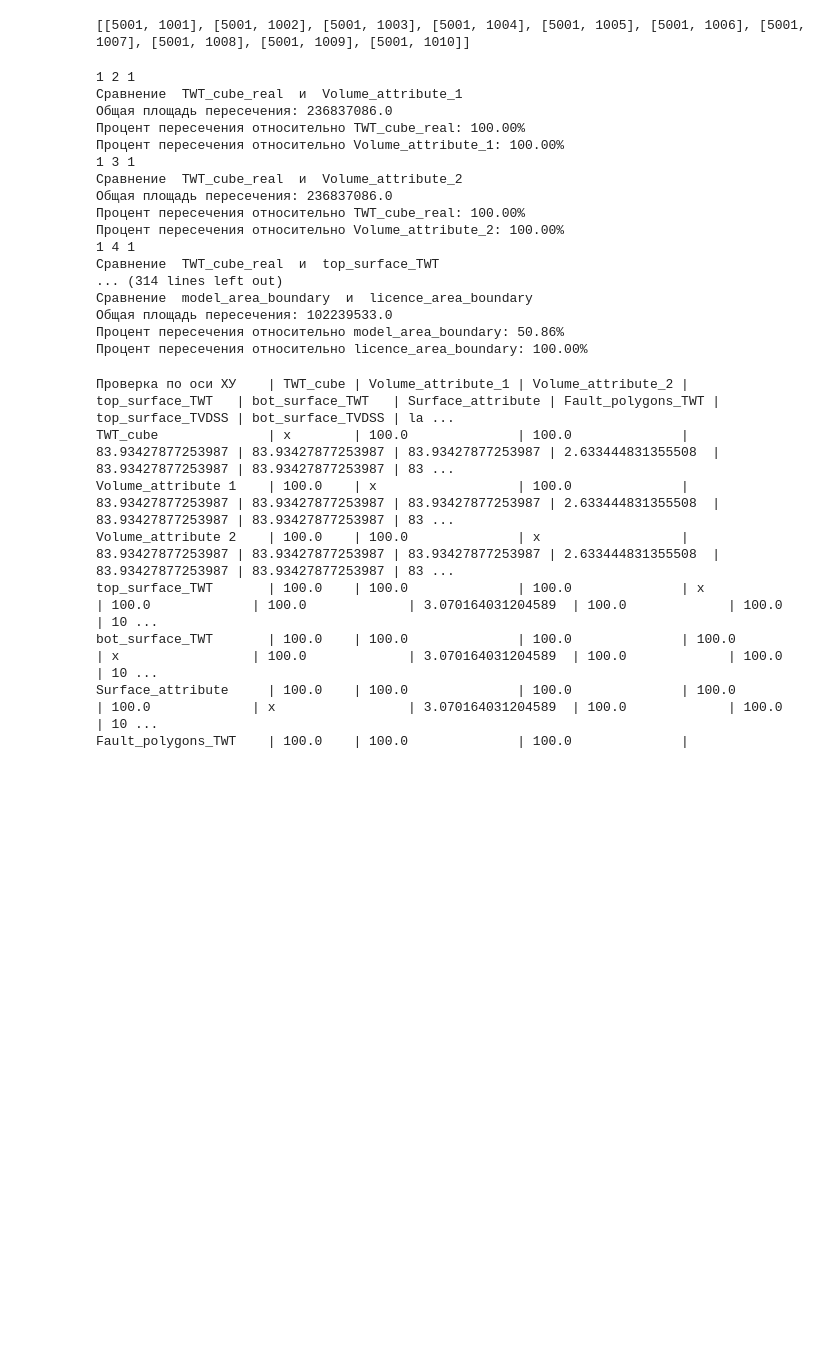
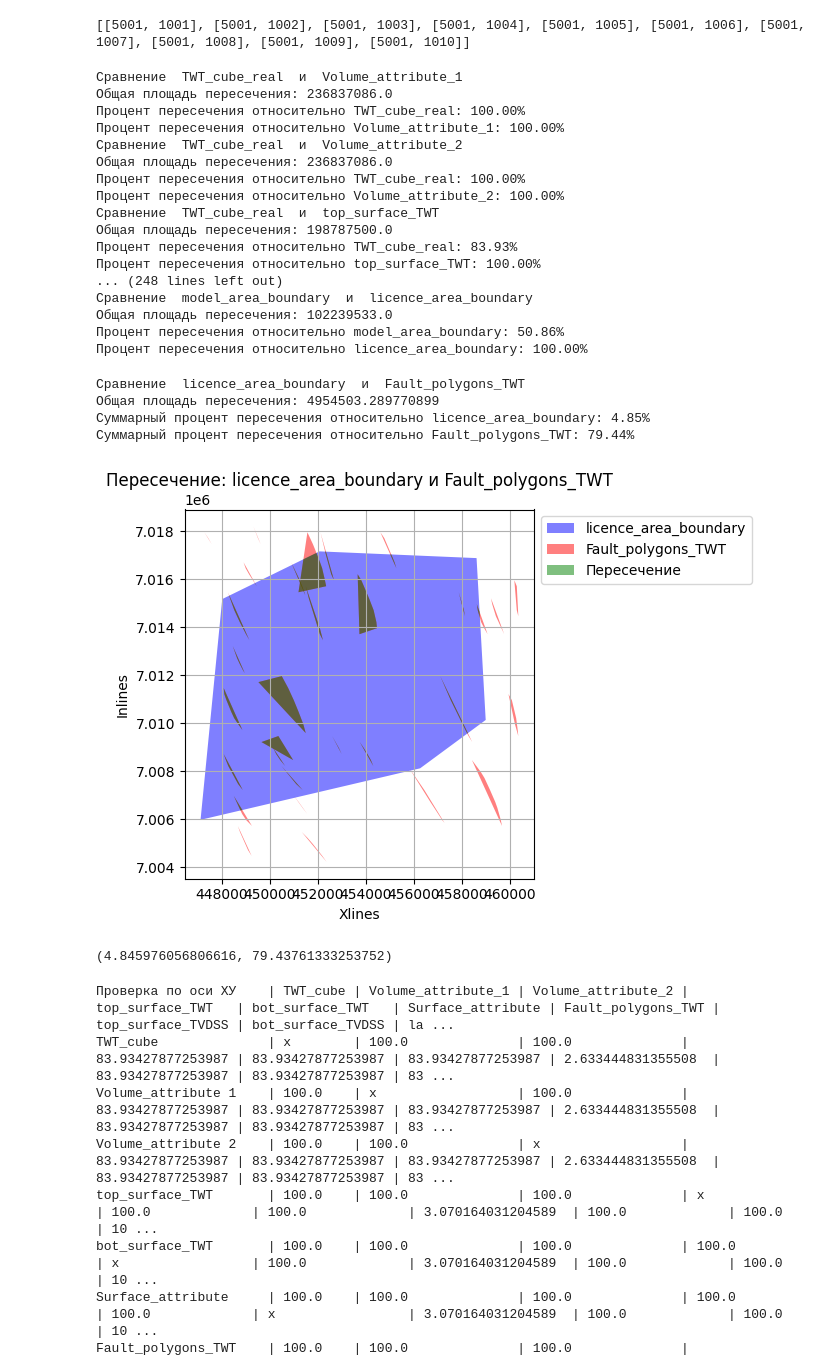
Before and after one commit to KosterioKim/Seisma, a Jupyter notebook: 2.17_korrektnoste_mashtaba.ipynb, the cells around one changed output. Drawn from its saved outputs; the diff is of its cells as text; code cells hidden in the pictures; blank space fills up the shorter version.

```diff
--- a/2.17_korrektnoste_mashtaba.ipynb
+++ b/2.17_korrektnoste_mashtaba.ipynb
@@ -213,7 +213,7 @@ def peresechenie_2(coords_polygon1, coords_polygon2_list, flag,  name_polygon1='
         ax.set_title(f'Пересечение: {name_polygon1} и {name_polygon2}')
         ax.set_xlabel('Xlines')
         ax.set_ylabel('Inlines')
-        ax.legend([name_polygon1, 'Пересечение', name_polygon2], loc='upper left', bbox_to_anchor=(1, 1))  # Обновленная легенда
+        ax.legend([name_polygon1, name_polygon2, 'Пересечение'], loc='upper left', bbox_to_anchor=(1, 1))  # Обновленная легенда
         ax.set_aspect('equal', adjustable='box')
         plt.grid()
         plt.tight_layout()  # Подгоняем график, чтобы он не выходил за пределы области
@@ -408,23 +408,32 @@ for k in range(1, 12):
         else:
             table_result[k][j], table_result[j][k] = peresechenie(dannie[k-1], dannie[j-1], 0, dannie_name[k-1], dannie_name[j-1])
 # %% [output]
-1 2 1
 Сравнение  TWT_cube_real  и  Volume_attribute_1
 Общая площадь пересечения: 236837086.0
 Процент пересечения относительно TWT_cube_real: 100.00%
 Процент пересечения относительно Volume_attribute_1: 100.00%
-1 3 1
 Сравнение  TWT_cube_real  и  Volume_attribute_2
 Общая площадь пересечения: 236837086.0
 Процент пересечения относительно TWT_cube_real: 100.00%
 Процент пересечения относительно Volume_attribute_2: 100.00%
-1 4 1
 Сравнение  TWT_cube_real  и  top_surface_TWT
-... (314 lines left out)
+Общая площадь пересечения: 198787500.0
+Процент пересечения относительно TWT_cube_real: 83.93%
+Процент пересечения относительно top_surface_TWT: 100.00%
+... (248 lines left out)
 Сравнение  model_area_boundary  и  licence_area_boundary
 Общая площадь пересечения: 102239533.0
 Процент пересечения относительно model_area_boundary: 50.86%
 Процент пересечения относительно licence_area_boundary: 100.00%
+# %%
+peresechenie_2(licence_area_boundary, Fault_polygons_TWT, 1, 'licence_area_boundary', 'Fault_polygons_TWT')
+# %% [output]
+Сравнение  licence_area_boundary  и  Fault_polygons_TWT
+Общая площадь пересечения: 4954503.289770899
+Суммарный процент пересечения относительно licence_area_boundary: 4.85%
+Суммарный процент пересечения относительно Fault_polygons_TWT: 79.44%
+[figure, added]
+(4.845976056806616, 79.43761333253752)
 # %%
 #Вывод таблицы
 data = table_result
```
Also changed, not shown: parts of 1 cell of this notebook.
